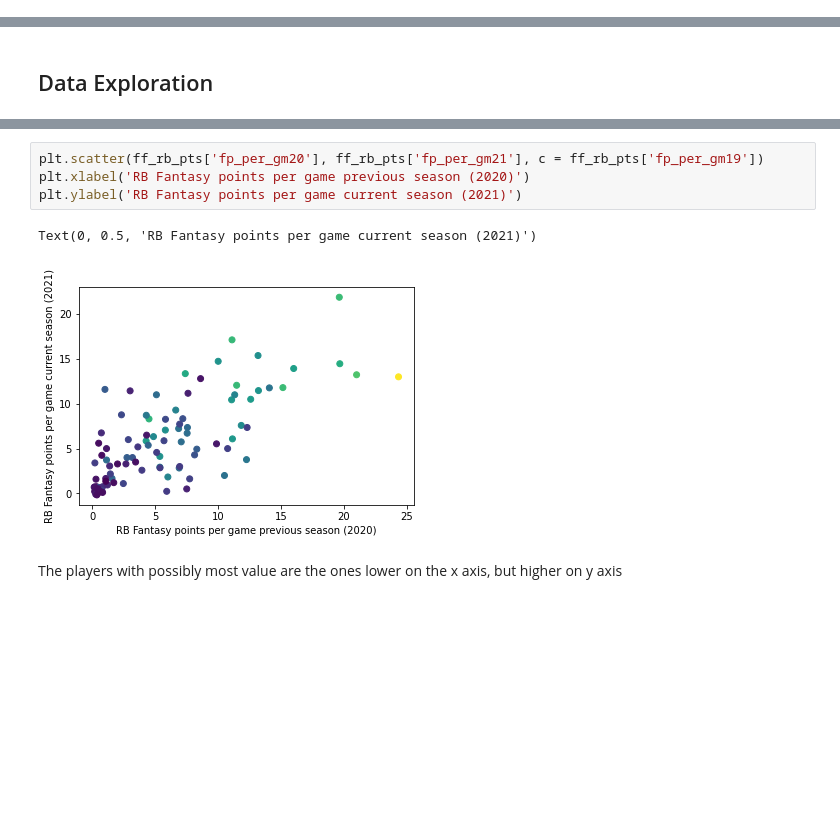
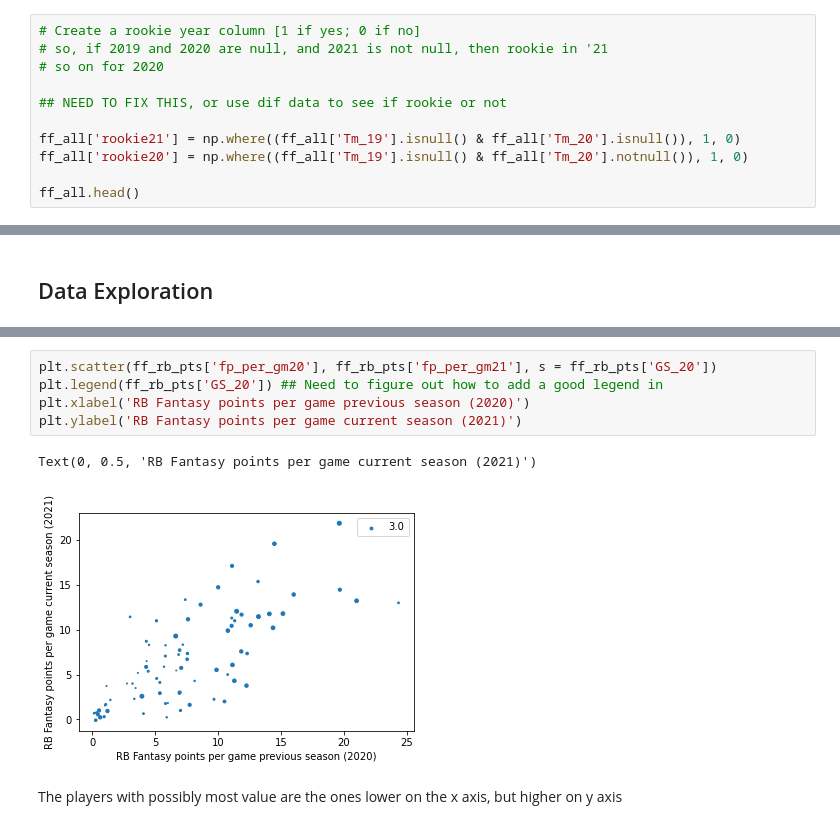
Before and after one commit to stephenkuc/Predicting_Fantasy_Football_Scores, a Jupyter notebook: FF_Analysis_ffpoints.ipynb, the cells around one changed output, grey strips where cells are left out. Drawn from its saved outputs; the diff is of its cells as text; blank space fills up the shorter version.

Commit message:
Further EDA
EDA of each position group; tried to create rookie columns. May need more datasets.

```diff
--- a/FF_Analysis_ffpoints.ipynb
+++ b/FF_Analysis_ffpoints.ipynb
@@ -178,3 +174,14 @@ ff_all
 | 531 | Kevin White | NaN | NaN | NaN | NaN | NaN | NaN | NaN | NaN | NaN | ... |
 | 532 | Kendall Hinton | NaN | NaN | NaN | NaN | NaN | NaN | NaN | NaN | NaN | ... |
 533 rows × 61 columns
+# %%
+# Create a rookie year column [1 if yes; 0 if no]
+# so, if 2019 and 2020 are null, and 2021 is not null, then rookie in '21
+# so on for 2020
+
+## NEED TO FIX THIS, or use dif data to see if rookie or not
+
+ff_all['rookie21'] = np.where((ff_all['Tm_19'].isnull() & ff_all['Tm_20'].isnull()), 1, 0)
+ff_all['rookie20'] = np.where((ff_all['Tm_19'].isnull() & ff_all['Tm_20'].notnull()), 1, 0)
+
+ff_all.head()
@@ -352,10 +414,11 @@ ff_rb_pts.head()
 # %%
-plt.scatter(ff_rb_pts['fp_per_gm20'], ff_rb_pts['fp_per_gm21'], c = ff_rb_pts['fp_per_gm19'])
+plt.scatter(ff_rb_pts['fp_per_gm20'], ff_rb_pts['fp_per_gm21'], s = ff_rb_pts['GS_20'])
+plt.legend(ff_rb_pts['GS_20']) ## Need to figure out how to add a good legend in
 plt.xlabel('RB Fantasy points per game previous season (2020)')
 plt.ylabel('RB Fantasy points per game current season (2021)')
 # %% [output]
 Text(0, 0.5, 'RB Fantasy points per game current season (2021)')
-[figure, old version]
+[figure, new version]
 # %% [markdown]
 The players with possibly most value are the ones lower on the x axis, but higher on y axis
 # %%
```
Also changed, not shown: parts of 25 cells of this notebook.
